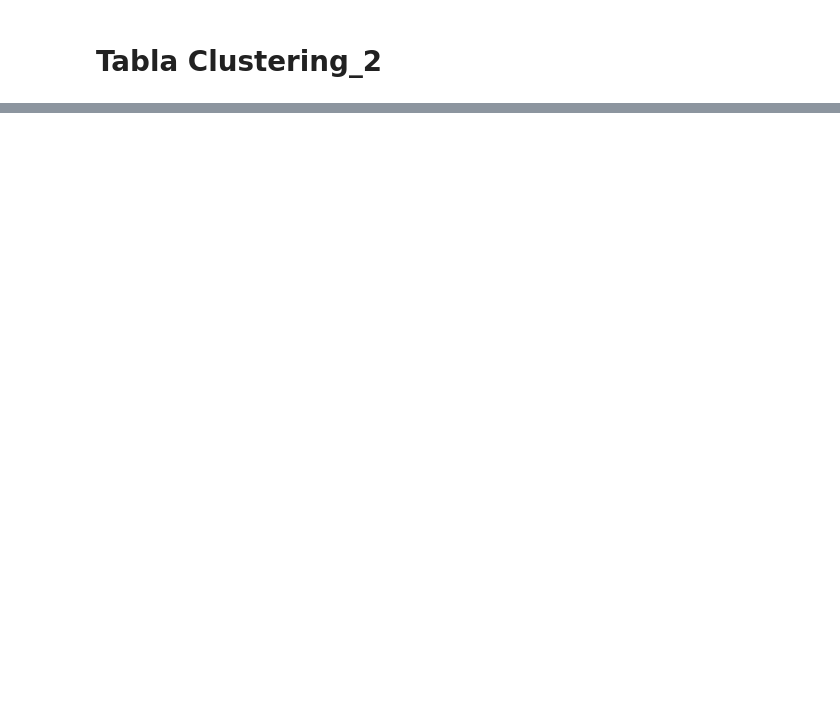
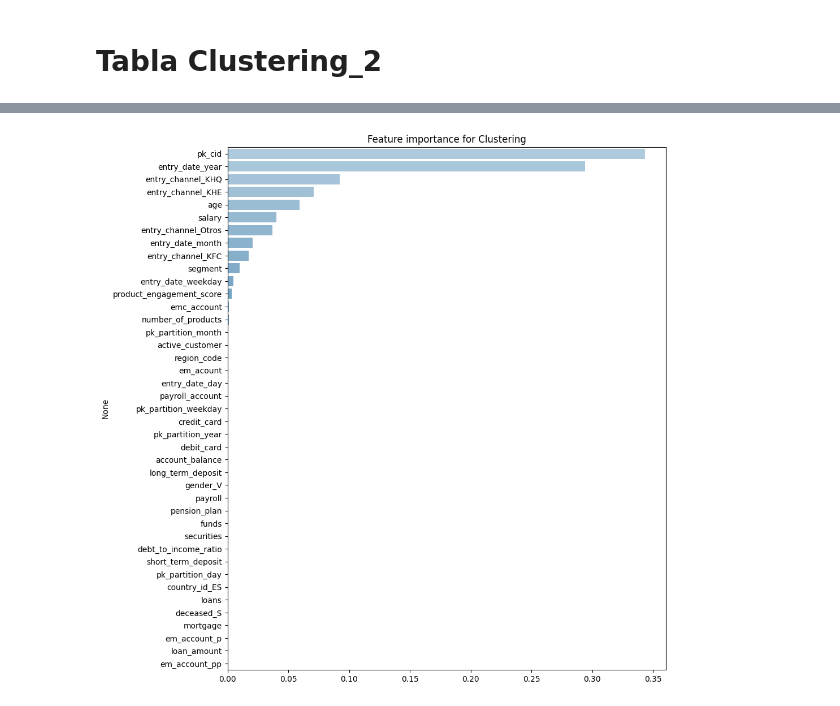
Before and after one commit to Kasoa8/Nuclio_EasyMoney, a Jupyter notebook: 3.-Segmentacion_1.ipynb, the cells around one changed output, grey strips where cells are left out. Saved outputs shown, nothing was run; the diff lists cells and outputs as text; code cells hidden in the pictures; blank space fills up the shorter version.

Commit message:
Modelo multiclase hecho

```diff
--- a/3.-Segmentacion_1.ipynb
+++ b/3.-Segmentacion_1.ipynb
@@ -130,10 +130,10 @@ low_commitment_products = ['short_term_deposit', 'loans', 'mortgage', 'funds', '
                            'payroll', 'payroll_account']  # Productos de bajo compromiso
 
 # Crear 'product_engagement_score'
-df_clustering_2['product_engagement_score'] = (
-    df_clustering_2[high_commitment_products].sum(axis=1) * 3 +   # Productos de alto compromiso, peso 3
-    df_clustering_2[medium_commitment_products].sum(axis=1) * 2 +  # Productos de compromiso medio, peso 2
-    df_clustering_2[low_commitment_products].sum(axis=1)          # Productos de bajo compromiso, peso 1
+df_clustering['product_engagement_score'] = (
+    df_clustering[high_commitment_products].sum(axis=1) * 3 +   # Productos de alto compromiso, peso 3
+    df_clustering[medium_commitment_products].sum(axis=1) * 2 +  # Productos de compromiso medio, peso 2
+    df_clustering[low_commitment_products].sum(axis=1)          # Productos de bajo compromiso, peso 1
 )
 
 
@@ -142,7 +142,7 @@ debt_columns = ['loans', 'mortgage']
 
 # Crear la columna 'debt_to_income_ratio'
 # Evitamos la división por cero utilizando 'np.where' para manejar ingresos nulos o cero.
-df_clustering_2['debt_to_income_ratio'] = df_clustering_2[debt_columns].sum(axis=1) / df_clustering_2['salary'].replace(0, np.nan)
+df_clustering['debt_to_income_ratio'] = df_clustering[debt_columns].sum(axis=1) / df_clustering['salary'].replace(0, np.nan)
 
 # Reemplazar posibles NaN resultantes de la división por cero con un valor específico o dejar como NaN
-df_clustering_2['debt_to_income_ratio'].fillna(0, inplace=True)
+df_clustering['debt_to_income_ratio'].fillna(0, inplace=True)
@@ -151,7 +153,7 @@ df_clustering_2['debt_to_income_ratio'].fillna(0, inplace=True)
 # %%
 # Scale the features
 scaler = StandardScaler()
-X_scaled = scaler.fit_transform(df_clustering_2)
+X_scaled = scaler.fit_transform(df_clustering)
 # Perform K-Means clustering
 kmeans = KMeans(n_clusters=7, random_state=42)
-df_clustering_2['cluster'] = kmeans.fit_predict(X_scaled)
+df_clustering['cluster'] = kmeans.fit_predict(X_scaled)
@@ -241,0 +232,33 @@ df_clustering_2
+# %%
+# Define los hiperparámetros para RandomForestClassifier
+params = {
+    'random_state': 42,   # Asegura la reproducibilidad del modelo
+    'n_jobs': -1,         # Usa todos los núcleos del procesador para entrenar el modelo
+    'n_estimators': 100,  # Número de árboles en el bosque
+    'max_depth': 4        # Profundidad máxima de cada árbol
+}
+# Realiza el clustering
+kmeans = KMeans(n_clusters=7, random_state=42)
+df_clustering['cluster'] = kmeans.fit_predict(df_clustering.drop('cluster', axis=1))  # Aplicar clustering después de quitar la columna simulada
+
+# Ahora que tienes clusters reales, puedes ver la importancia de las características
+x, y = df_clustering.drop('cluster', axis=1), df_clustering['cluster']
+
+# Entrenar un modelo RandomForestClassifier
+clf = RandomForestClassifier(**params)
+clf.fit(x, y)
+
+# Obtener las importancias de las características
+feature_importances = clf.feature_importances_
+columnas = x.columns
+
+# Crear una serie de pandas para organizar las importancias
+imp = pd.Series(data=feature_importances, index=columnas).sort_values(ascending=False)
+
+# Visualizar todas las características ordenadas por importancia
+plt.figure(figsize=(10, 12))
+plt.title("Feature importance for Clustering")
+ax = sns.barplot(y=imp.index, x=imp.values, palette="Blues_d", orient='h')
+plt.show()
+# %% [output]
+[figure, added]
```
Also changed, not shown: parts of 11 cells of this notebook, 14 other files.
